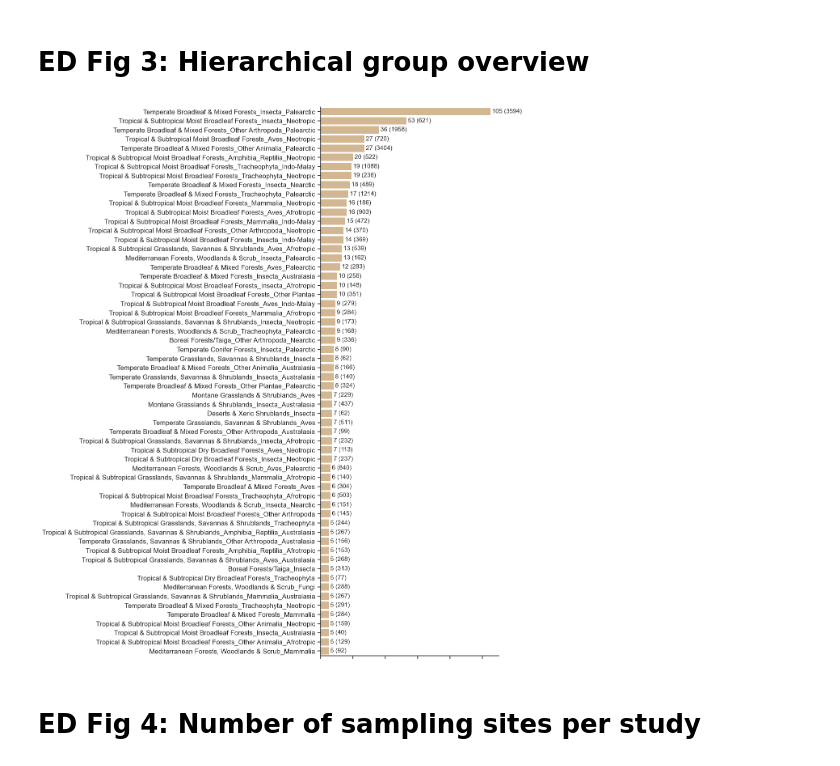
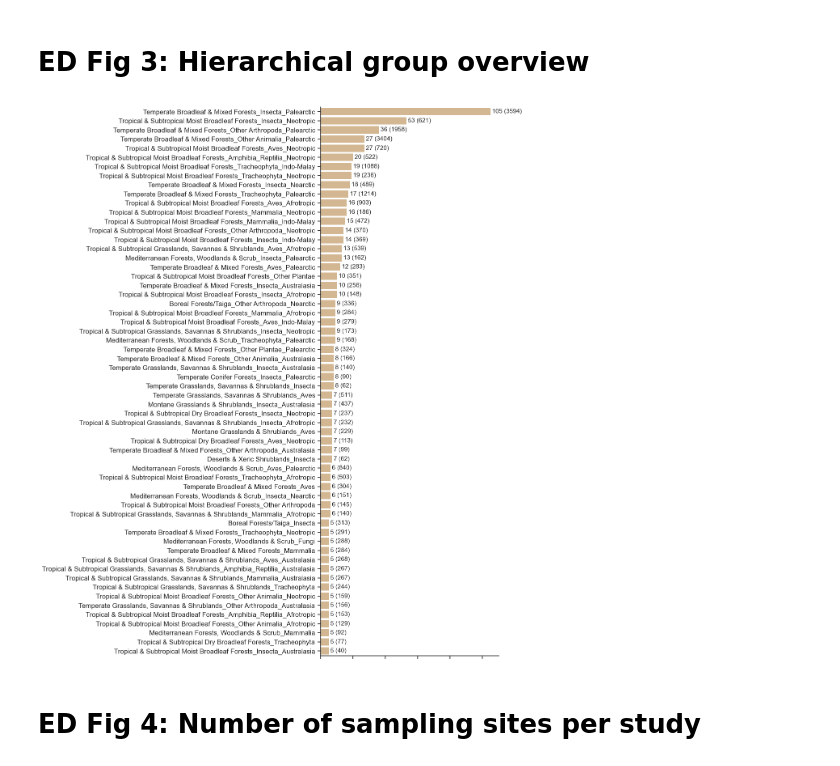
Before and after one commit to j-nystrom/biodiversity-impacts, a Jupyter notebook: notebooks/2_extended_data.ipynb, the cells around one changed output. Saved outputs shown, nothing was run; the diff lists cells and outputs as text; code cells hidden in the pictures.

```diff
--- a/notebooks/2_extended_data.ipynb
+++ b/notebooks/2_extended_data.ipynb
@@ -216,6 +193,8 @@ def plot_frequencies(
     show_axes_labels: bool = True,
     show_axes_numbers: bool = True,
 ) -> plt.Figure:
+    """Plot category frequencies with optional secondary count labels."""
+
     # Helper: map count_type to polars expression
     def get_agg_expr(metric: str):
         if metric == "samples":
@@ -234,11 +213,18 @@ def plot_frequencies(
     if secondary_count_type is not None:
         agg_exprs.append(get_agg_expr(secondary_count_type))
 
-    # Group, aggregate, and sort
+    # Group, aggregate, and sort deterministically
+    sort_cols = [pl.col(count_type)]
+    sort_desc = [sort_descending]
+    if secondary_count_type is not None:
+        sort_cols.append(pl.col(secondary_count_type))
+        sort_desc.append(sort_descending)
+    # Final alphabetical tie-breaker for fully deterministic output
+    sort_cols.append(pl.col(group_col))
+    sort_desc.append(False)
+
     df_counts = (
-        df.group_by(group_col)
-        .agg(agg_exprs)
-        .sort(pl.col(count_type), descending=sort_descending)
+        df.group_by(group_col).agg(agg_exprs).sort(sort_cols, descending=sort_desc)
     )
 
     # Convert to pandas for seaborn
@@ -543,31 +553,29 @@ fig.savefig(
 # %% [markdown]
 # ED Fig 3: Hierarchical group overview
 # %%
-# Filter out rolled up groups
-df_hierarchy = df_joined.filter(pl.col("Final_hierarchical_group") != "Population")
+# Restrict hierarchy counts to the prediction scope (site-level SSBS)
+df_scope = df_pred.select("SSBS").unique()
+df_hierarchy = df_site_info.join(df_scope, on="SSBS", how="semi").filter(
+    pl.col("Final_hierarchical_group") != "Population"
+)
 
+# Deterministic ordering: studies (desc), then sites (desc), then group name
+# is handled inside plot_frequencies.
 fig = plot_frequencies(
     df_hierarchy,
     group_col="Final_hierarchical_group",
     count_type="studies",
     secondary_count_type="sites",
     sort_descending=True,
     figsize=(12, 14),
     color="burlywood",
     alpha=1,
     axes_numbers_size=12,
     axes_label_size=10,
     bar_numbers_size=11,
     show_values=True,
     show_axes_labels=False,
     show_axes_numbers=False,
 )
-
-fig.savefig(
-    "../../documents/plots/hierarchical_groups.svg",
-    format="svg",
-    transparent=True,
-    bbox_inches="tight",
-)
 # %% [output]
-[figure, old version]
+[figure, new version]
```
Also changed, not shown: parts of 96 cells of this notebook, 3 other files.
